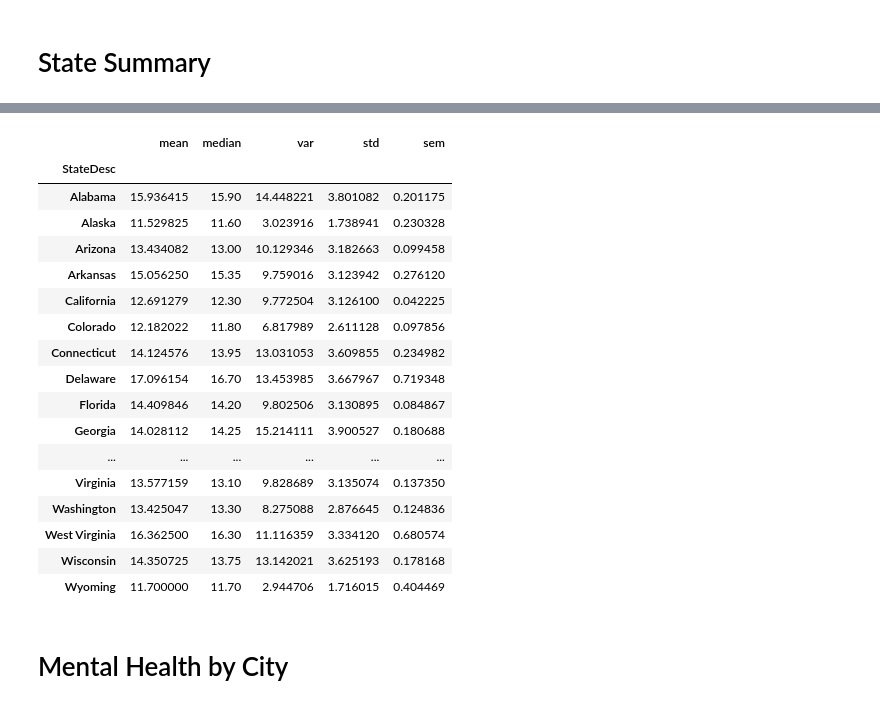
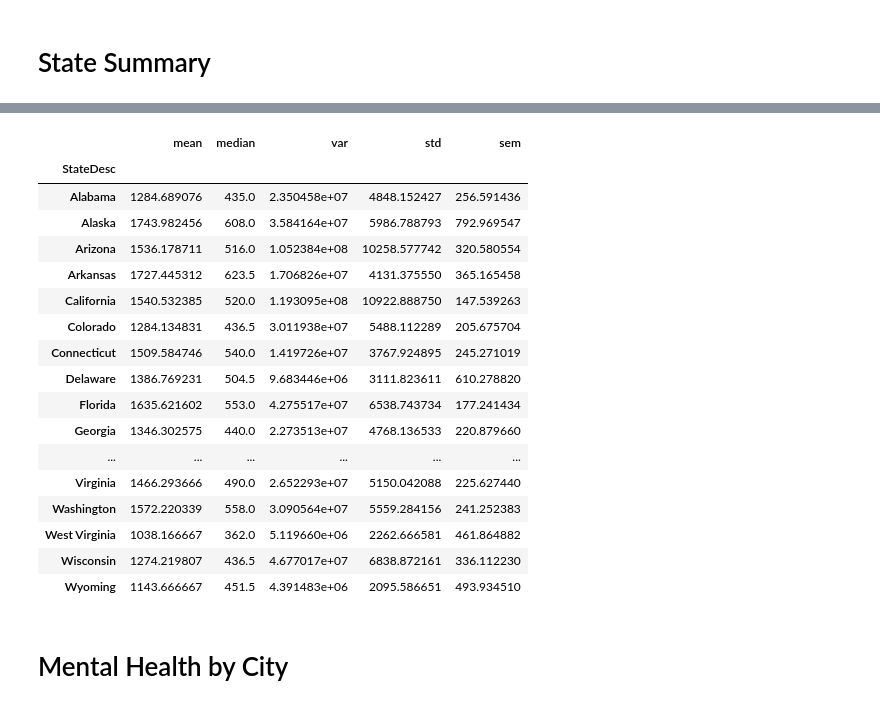
Before and after one commit to divya-jindal/project-1, a Jupyter notebook: MentalHealth_HeartDisease.ipynb, the cells around one changed output, grey strips where cells are left out. Cells and saved outputs as stored; diff of their text form; code cells hidden in the pictures.

```diff
--- a/MentalHealth_HeartDisease.ipynb
+++ b/MentalHealth_HeartDisease.ipynb
@@ -40,6 +27,17 @@ mental_states = mental_states.drop(mentalHealth_df.loc[mentalHealth_df['StateDes
 # %%
 #Select Index
 mental_health = mental_states[["StateDesc", 'CityName', "Data_Value", "PopulationCount","Measure"]]
+
+#convert data value (%) to real number
+percent = mental_health["Data_Value"]*0.01
+poormentalHealth = percent * mental_health['PopulationCount']
+poormentalHealth = round(poormentalHealth)
+poormentalHealth = poormentalHealth.rename('TotalPoorMentalHealth')
+mental_health = pd.concat([mental_health, poormentalHealth], axis=1)
+calculation_data = mental_health.groupby(by = "StateDesc").sum()
+percentage = calculation_data["TotalPoorMentalHealth"]/calculation_data["PopulationCount"]
+percentage_mentalHealth = percentage.rename("CHeartDisease_Percentage")
+
 # Drops all rows that contain null values
 mental_healthDf = mental_health.dropna()
 
@@ -176,24 +185,24 @@ heart_diseaseDf.groupby(['StateDesc'])['Data_Value'].aggregate(['mean', 'median'
 # %%
-# Using the aggregation method, produce summary statistics for mental health per state
-mental_healthDf.groupby(['StateDesc'])['Data_Value'].aggregate(['mean', 'median', 'var', 'std', 'sem'])
+# Using the aggregation method, produce summary statistics for poor mental health per state
+mental_healthDf.groupby(['StateDesc'])['TotalPoorMentalHealth'].aggregate(['mean', 'median', 'var', 'std', 'sem'])
 # %% [output]
 |  | mean | median | var | std | sem |
 | StateDesc |  |  |  |  |  |
-| Alabama | 15.936415 | 15.90 | 14.448221 | 3.801082 | 0.201175 |
-| Alaska | 11.529825 | 11.60 | 3.023916 | 1.738941 | 0.230328 |
-| Arizona | 13.434082 | 13.00 | 10.129346 | 3.182663 | 0.099458 |
-| Arkansas | 15.056250 | 15.35 | 9.759016 | 3.123942 | 0.276120 |
-| California | 12.691279 | 12.30 | 9.772504 | 3.126100 | 0.042225 |
-| Colorado | 12.182022 | 11.80 | 6.817989 | 2.611128 | 0.097856 |
-| Connecticut | 14.124576 | 13.95 | 13.031053 | 3.609855 | 0.234982 |
-| Delaware | 17.096154 | 16.70 | 13.453985 | 3.667967 | 0.719348 |
-| Florida | 14.409846 | 14.20 | 9.802506 | 3.130895 | 0.084867 |
-| Georgia | 14.028112 | 14.25 | 15.214111 | 3.900527 | 0.180688 |
+| Alabama | 1284.689076 | 435.0 | 2.350458e+07 | 4848.152427 | 256.591436 |
+| Alaska | 1743.982456 | 608.0 | 3.584164e+07 | 5986.788793 | 792.969547 |
+| Arizona | 1536.178711 | 516.0 | 1.052384e+08 | 10258.577742 | 320.580554 |
+| Arkansas | 1727.445312 | 623.5 | 1.706826e+07 | 4131.375550 | 365.165458 |
+| California | 1540.532385 | 520.0 | 1.193095e+08 | 10922.888750 | 147.539263 |
+| Colorado | 1284.134831 | 436.5 | 3.011938e+07 | 5488.112289 | 205.675704 |
+| Connecticut | 1509.584746 | 540.0 | 1.419726e+07 | 3767.924895 | 245.271019 |
+| Delaware | 1386.769231 | 504.5 | 9.683446e+06 | 3111.823611 | 610.278820 |
+| Florida | 1635.621602 | 553.0 | 4.275517e+07 | 6538.743734 | 177.241434 |
+| Georgia | 1346.302575 | 440.0 | 2.273513e+07 | 4768.136533 | 220.879660 |
 | ... | ... | ... | ... | ... | ... |
-| Virginia | 13.577159 | 13.10 | 9.828689 | 3.135074 | 0.137350 |
-| Washington | 13.425047 | 13.30 | 8.275088 | 2.876645 | 0.124836 |
-| West Virginia | 16.362500 | 16.30 | 11.116359 | 3.334120 | 0.680574 |
-| Wisconsin | 14.350725 | 13.75 | 13.142021 | 3.625193 | 0.178168 |
-| Wyoming | 11.700000 | 11.70 | 2.944706 | 1.716015 | 0.404469 |
+| Virginia | 1466.293666 | 490.0 | 2.652293e+07 | 5150.042088 | 225.627440 |
+| Washington | 1572.220339 | 558.0 | 3.090564e+07 | 5559.284156 | 241.252383 |
+| West Virginia | 1038.166667 | 362.0 | 5.119660e+06 | 2262.666581 | 461.864882 |
+| Wisconsin | 1274.219807 | 436.5 | 4.677017e+07 | 6838.872161 | 336.112230 |
+| Wyoming | 1143.666667 | 451.5 | 4.391483e+06 | 2095.586651 | 493.934510 |
 # %% [markdown]
 # Mental Health by City
```
Also changed, not shown: parts of 19 cells of this notebook.
